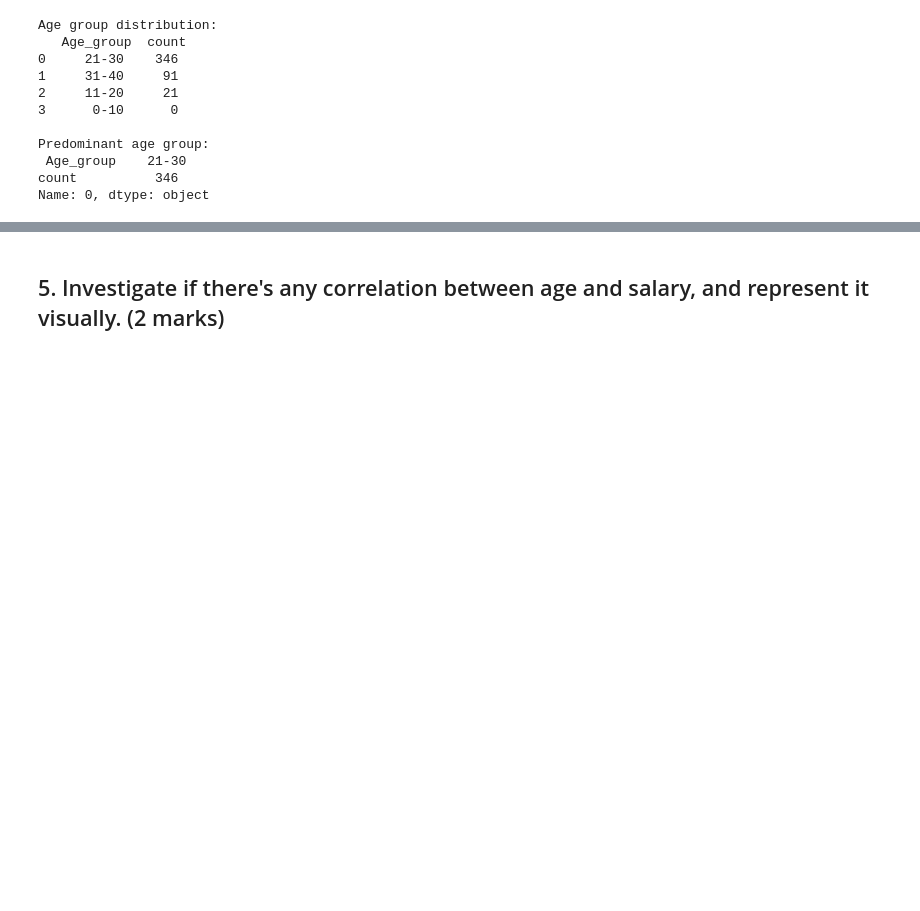
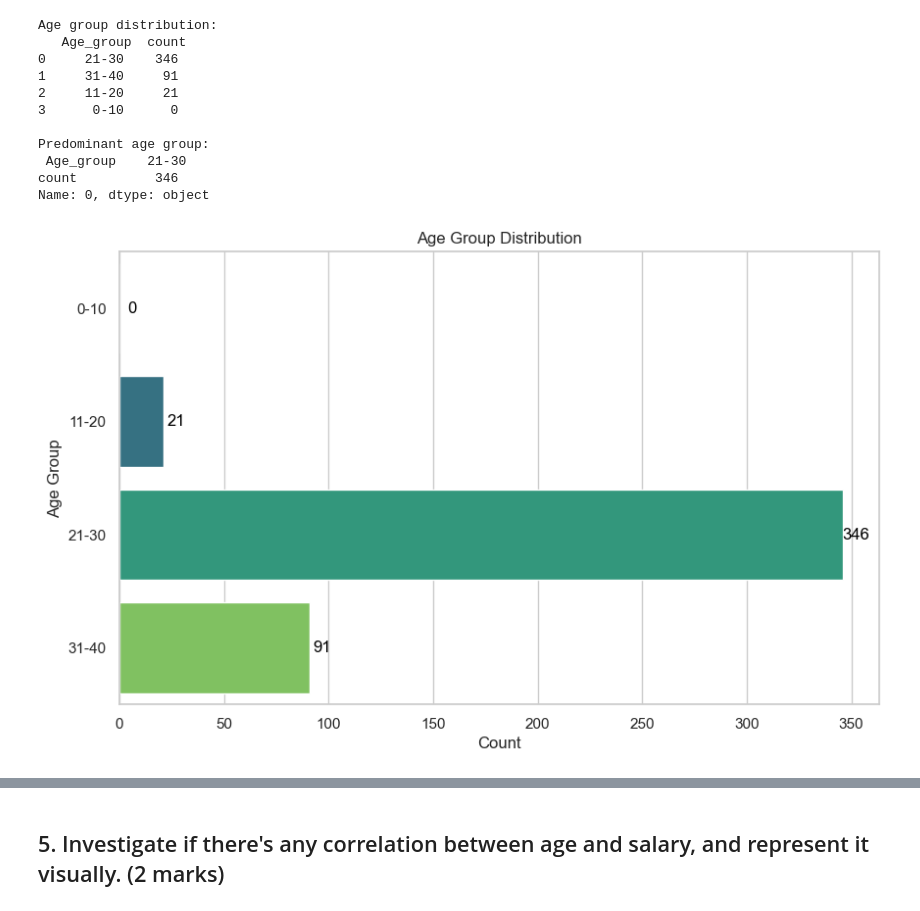
Before and after one commit to RVM41/PYTHON, a Jupyter notebook: Module-4_Python_Module_End_Project/Module 4_Python _Project.ipynb, the cells around one changed output, grey strips where cells are left out. Drawn from its saved outputs; the diff is of its cells as text; code cells hidden in the pictures; blank space fills up the shorter version.

```diff
--- a/Module-4_Python_Module_End_Project/Module 4_Python _Project.ipynb
+++ b/Module-4_Python_Module_End_Project/Module 4_Python _Project.ipynb
@@ -381,3 +463,33 @@ Predominant age group:
  Age_group    21-30
 count          346
 Name: 0, dtype: object
+# %%
+import pandas as pd
+import seaborn as sns
+import matplotlib.pyplot as plt
+
+# Assuming your DataFrame is called 'age_group_distribution'
+
+# Updated bar plot code
+plt.figure(figsize=(10, 6))
+sns.set(style="whitegrid")
+bar_plot = sns.barplot(y='Age_group', x='count', data=age_group_distribution, palette='viridis', hue='Age_group', dodge=False)
+plt.legend([], [], frameon=False)
+
+# Add titles and labels
+plt.title('Age Group Distribution')
+plt.xlabel('Count')
+plt.ylabel('Age Group')
+
+# Get the bars
+bars = bar_plot.patches
+
+# Add text on top of each bar
+for bar in bars:
+    width = bar.get_width()
+    plt.text(bar.get_x() + width + 6, bar.get_y() + bar.get_height() / 2, f'{int(width)}', ha='center', va='center', color='black')
+
+# Show the plot
+plt.show()
+# %% [output]
+[figure, added]
```
Also changed, not shown: parts of 30 cells of this notebook.
